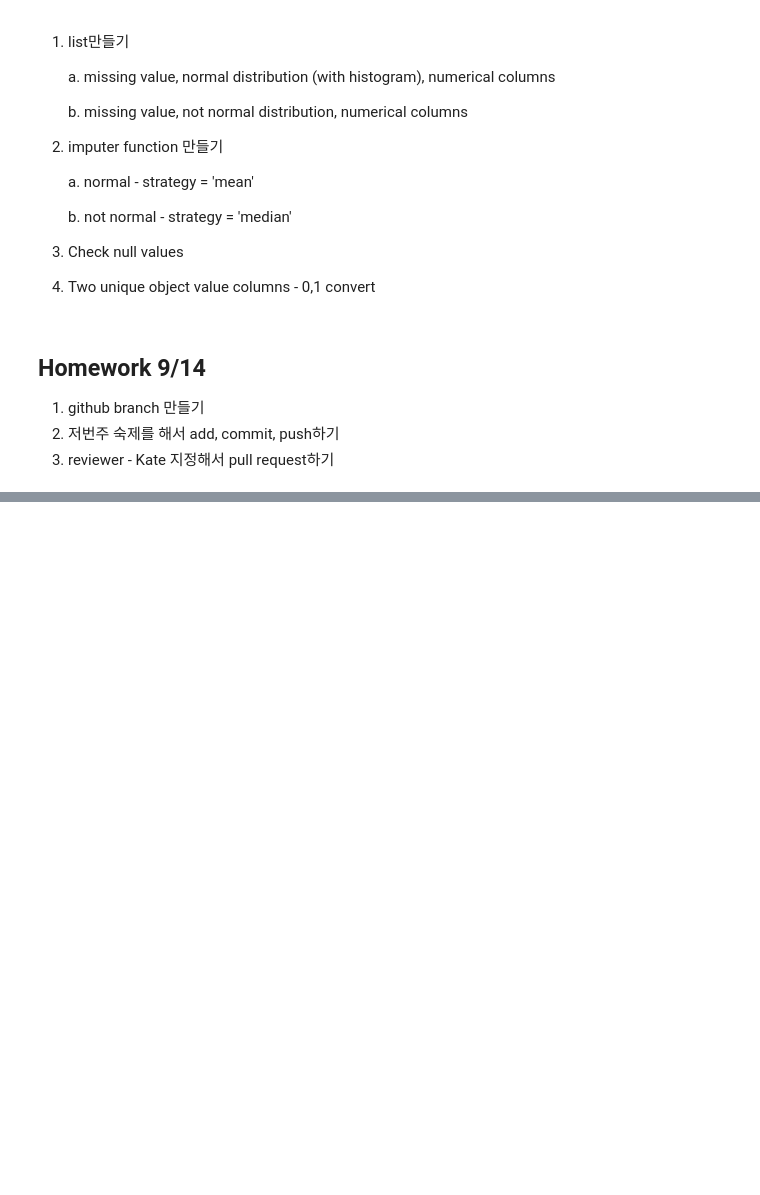
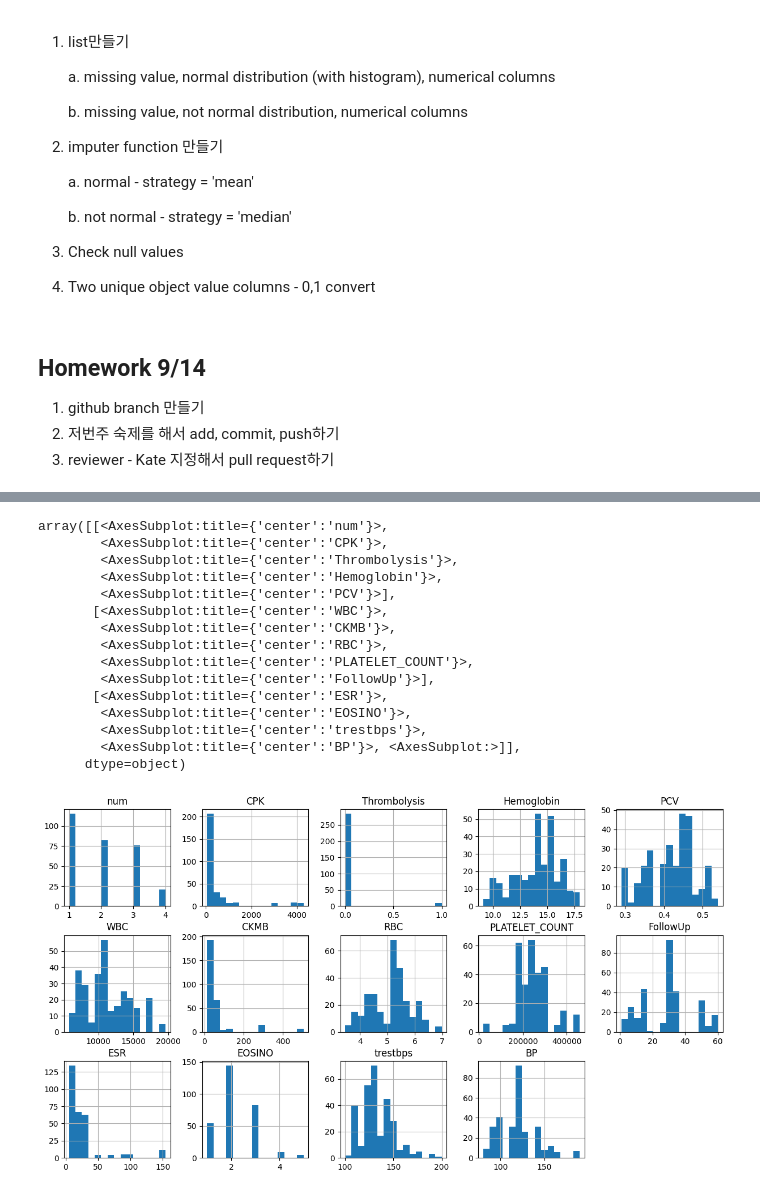
Before and after one commit to dwjkate/DS_Study2022, a Jupyter notebook: Heart Failure Classification.ipynb, the cells around one changed output, grey strips where cells are left out. Cells and saved outputs as stored; diff of their text form; code cells hidden in the pictures; blank space fills up the shorter version.

```diff
--- a/Heart Failure Classification.ipynb
+++ b/Heart Failure Classification.ipynb
@@ -383,3 +383,6 @@ df.head()
 1. github branch 만들기
 2. 저번주 숙제를 해서 add, commit, push하기
 3. reviewer - Kate 지정해서 pull request하기
+# %%
+non_cat_null_list = list(set(null_list) - set(null_cat_list))
+df[non_cat_null_list].dtypes
@@ -385,0 +418,19 @@ df.head()
+# %%
+df[non_cat_null_list].hist(bins=15, figsize=(15, 8), layout=(3, 5))
+# %% [output]
+array([[<AxesSubplot:title={'center':'num'}>,
+        <AxesSubplot:title={'center':'CPK'}>,
+        <AxesSubplot:title={'center':'Thrombolysis'}>,
+        <AxesSubplot:title={'center':'Hemoglobin'}>,
+        <AxesSubplot:title={'center':'PCV'}>],
+       [<AxesSubplot:title={'center':'WBC'}>,
+        <AxesSubplot:title={'center':'CKMB'}>,
+        <AxesSubplot:title={'center':'RBC'}>,
+        <AxesSubplot:title={'center':'PLATELET_COUNT'}>,
+        <AxesSubplot:title={'center':'FollowUp'}>],
+       [<AxesSubplot:title={'center':'ESR'}>,
+        <AxesSubplot:title={'center':'EOSINO'}>,
+        <AxesSubplot:title={'center':'trestbps'}>,
+        <AxesSubplot:title={'center':'BP'}>, <AxesSubplot:>]],
+      dtype=object)
+[figure, added]
```
Also changed, not shown: parts of 13 cells of this notebook.
